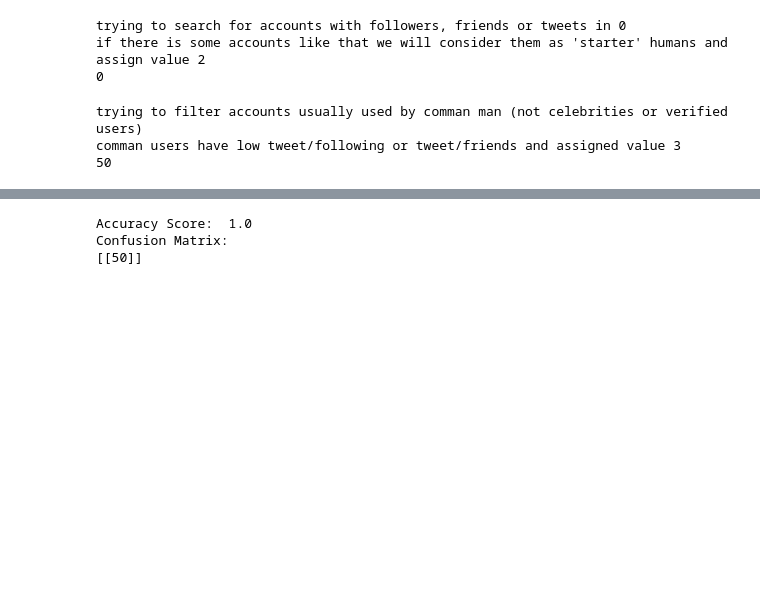
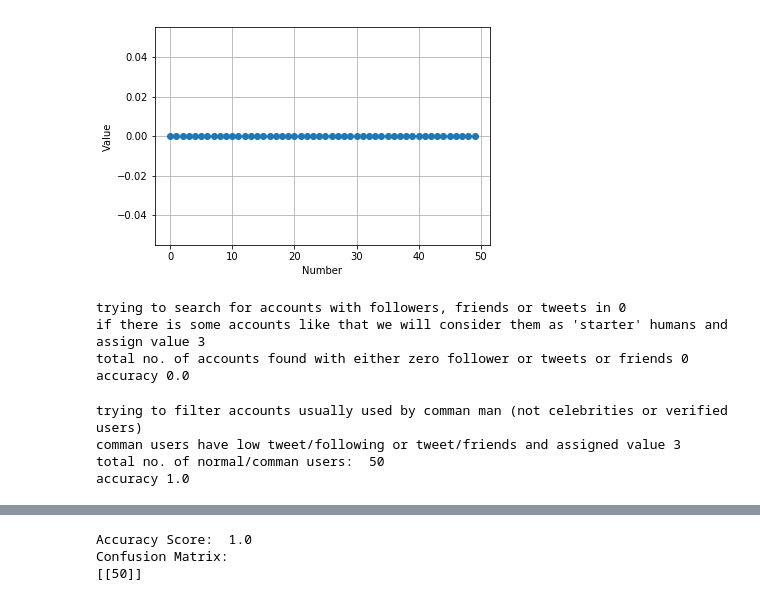
Before and after one commit to dattasainathd/TwitterBot3, a Jupyter notebook: MyUserAnalysis.ipynb, the cells around one changed output, grey strips where cells are left out. Drawn from its saved outputs; the diff is of its cells as text; code cells hidden in the pictures; blank space fills up the shorter version.

```diff
--- a/MyUserAnalysis.ipynb
+++ b/MyUserAnalysis.ipynb
@@ -2,7 +2,18 @@
 import pandas as pd
 import numpy as np
 from sklearn.metrics import *
+import matplotlib
+import matplotlib.pyplot as plt
+%matplotlib inline
+
 path_to_insults = '/Users/dattasainathd/Downloads/'
 data2 = pd.read_csv(path_to_insults + 'user_proposal.csv',na_values='0', encoding = "ISO-8859-1", nrows = 50)
+
+data2['no'] = 0
+for x in range(0,data2.shape[0]):
+    data2.loc[x, 'no']=x
+print("Made a serial column which can be used for plotting purposes")
+
+print("Initializing two rows of Value with 0 & user with 1")
 data2['Value'] = 0
 data2['user'] = 1
@@ -33,8 +49,11 @@ Did all the necessary changes for the data for manipulation
 # %%
+print("Checking for the 'bot' word")
 data_description = data2['description'].str.lower()
 data_name = data2['name'].str.lower()
 data_screen_name = data2['screen_name'].str.lower()
 bot = 'bot'
+
+print("Checking for the 'bot' word in the screen names of the accounts")
 count = 0
 serial = -1
 for x in data_screen_name:
@@ -44,27 +63,38 @@ for x in data_screen_name:
         count += 1
 serial = -1
 
+print("No.of accounts which had 'bot' in screen name: ", count)
+print("accuracy", count/data2.shape[0])
+
+print("Checking for the 'bot' word in the names of the accounts")
+count2 = 0
 for x in data_name:
     serial = serial + 1
     try:
         if bot in x:
             data2.ix[serial, 'Value'] = 2
-            count += 1
+            count2 += 1
     except:
         pass
-
+print("No.of accounts which had 'bot' in names: ", count2)
+print("accuracy", count2/data2.shape[0])
 serial = -1
-
+print("Checking for the 'bot' word in the description of the accounts")
+count3 = 0
 for x in data_description:
     serial = serial + 1
     try:
         if bot in x:
             data2.ix[serial, 'Value'] = 2
-            count += 1
+            count3 += 1
     except:
         pass
+print("No.of accounts which had 'bot' in names: ", count3)
+print("accuracy", count3/data2.shape[0])
 
 print("trying to search for 'bot' in names, screen_names & description")
 print("if existed, we shall change value to 2")
-print(count)
+print("total no of bot word occourences",count+count2+count3)
+
+print("total accuracy for bot word", (max(count, count2, count3))/data2.shape[0])
 # %% [output]
@@ -74,32 +115,48 @@ if existed, we shall change value to 2
+# %%
+#plotting graph for bot word
+
+plt.plot(data2['no'],data2['Value'],'o')
+plt.xlabel('Number')
+plt.ylabel('Value')
+#axes.set_xlim([1,data2.shape[0]])
+#axes.set_ylim([1,3])
+plt.grid(True)
+# %% [output]
+[figure, added]
 # %%
 #trying to remove accounts with zero followers/zero friends/zero tweets
 #Bias obtained from given data
+
 serial = -1
 count = 0
 unnec = []
-for x in range(0, 575):
+for x in range(0, data2.shape[0]):
     try:
         serial = serial + 1
-        if(1):
+        if(data2.loc[serial, 'Value']==0):
             if(data2.loc[serial, 'statuses_count']==0 or data2.loc[serial, 'followers_count']==0 or
                data2.loc[serial, 'friends_count']==0 ):
                 data2.loc[serial, 'Value'] = 3
                 count+=1
+
+
     except:
         pass
 print("trying to search for accounts with followers, friends or tweets in 0")
-print("if there is some accounts like that we will consider them as 'starter' humans and assign value 2")
-print(count)
+print("if there is some accounts like that we will consider them as 'starter' humans and assign value 3")
+print("total no. of accounts found with either zero follower or tweets or friends",count)
+print("accuracy", count/data2.shape[0])
 # %% [output]
 trying to search for accounts with followers, friends or tweets in 0
-if there is some accounts like that we will consider them as 'starter' humans and assign value 2
-0
+if there is some accounts like that we will consider them as 'starter' humans and assign value 3
+total no. of accounts found with either zero follower or tweets or friends 0
+accuracy 0.0
 # %%
 #trying to filter accounts usually used by comman man (not celebrities or verified users)
 serial = -1
 count = 0
 unnec = []
-for x in range(0, 575):
+for x in range(0, data2.shape[0]):
     try:
         serial = serial + 1
         if(data2.loc[serial, 'Value']==0):
@@ -111,8 +168,10 @@ for x in range(0, 575):
         pass
 print("trying to filter accounts usually used by comman man (not celebrities or verified users)")
 print("comman users have low tweet/following or tweet/friends and assigned value 3")
-print(count)
+print("total no. of normal/comman users: ",count)
+print("accuracy", count/data2.shape[0])
 # %% [output]
 trying to filter accounts usually used by comman man (not celebrities or verified users)
 comman users have low tweet/following or tweet/friends and assigned value 3
-50
+total no. of normal/comman users:  50
+accuracy 1.0
```
Also changed, not shown: parts of 13 cells of this notebook, 9 other files.
